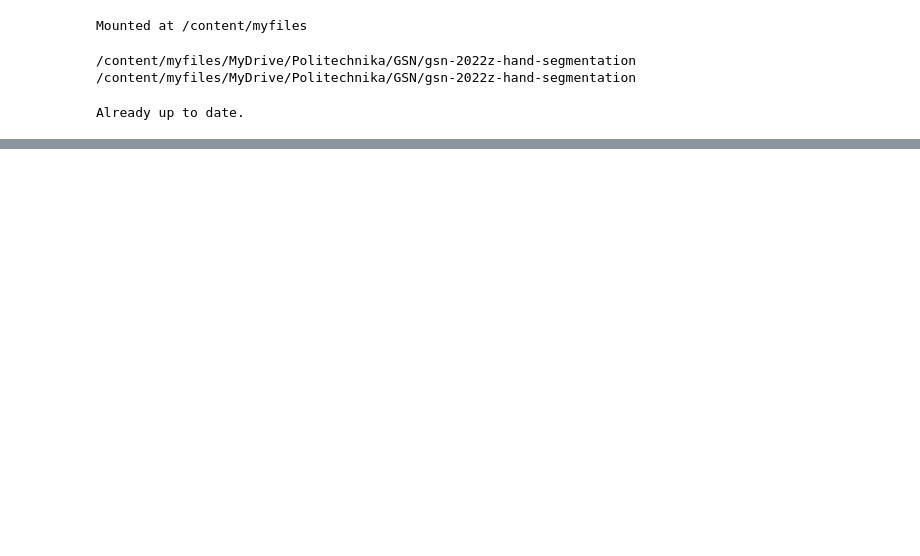
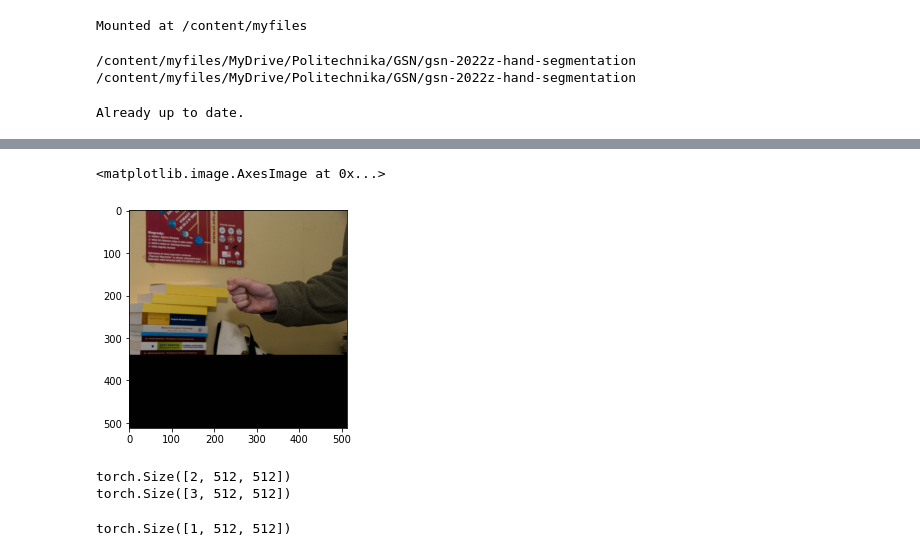
Before and after one commit to Maugosia/hand-segmentation-nn, a Jupyter notebook: load_data.ipynb, the cells around one changed output, grey strips where cells are left out. Saved outputs shown, nothing was run; the diff lists cells and outputs as text; code cells hidden in the pictures; blank space fills up the shorter version.

Commit message:
dataset implementation with transforms

```diff
--- a/load_data.ipynb
+++ b/load_data.ipynb
@@ -17,0 +154,13 @@ Already up to date.
+# %%
+
+import matplotlib.pyplot as plt
+mean = torch.tensor([63.4062, 57.8478, 55.2177], dtype=torch.float64)
+std = torch.tensor([52.1825, 46.3412, 44.8947], dtype=torch.float64)
+
+transform_label = transforms.Compose([transforms.ToTensor()])
+transform_image = transforms.Compose([transforms.Normalize(mean, std)])
+
+data_1 = SkinDataset("data_type1.csv", 512,  transform_image, transform_label)
+data_2 = SkinDataset("data_type2a.csv", 512,  transform_image, transform_label)
+data_all = torch.utils.data.ConcatDataset([data_1, data_2])
+im, lab = data_all[1]
@@ -17,0 +198,16 @@ Already up to date.
+# %%
+plt.imshow(im.permute(1, 2, 0))
+# %% [output]
+<matplotlib.image.AxesImage at 0x...>
+[figure, added]
+# %%
+import numpy as np
+print(np.shape(lab))
+print(np.shape(im))
+# %% [output]
+torch.Size([2, 512, 512])
+torch.Size([3, 512, 512])
+# %%
+np.shape(lab[[1]])
+# %% [output]
+torch.Size([1, 512, 512])
```
Also changed, not shown: parts of 18 cells of this notebook.
